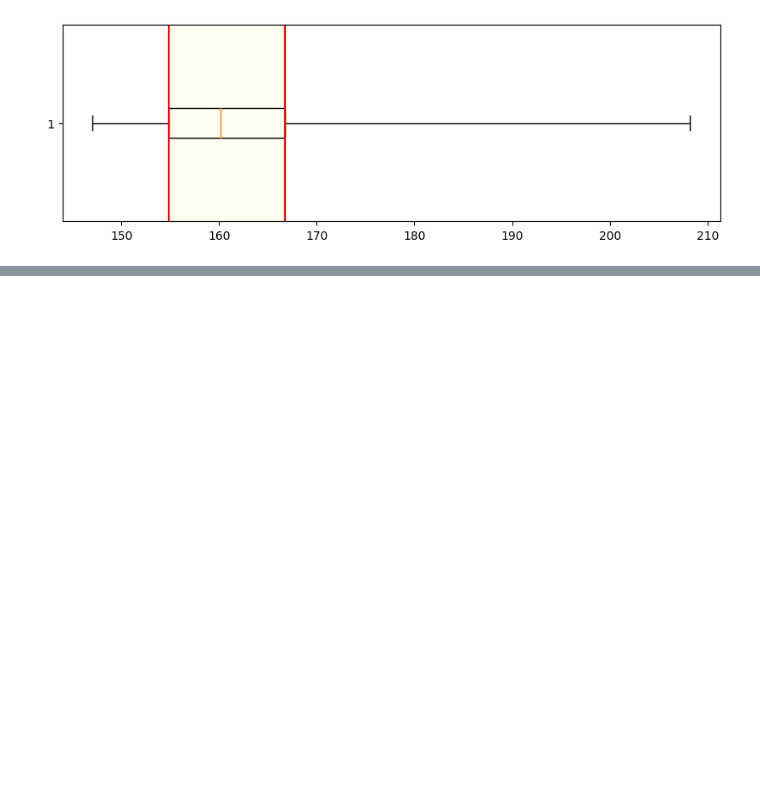
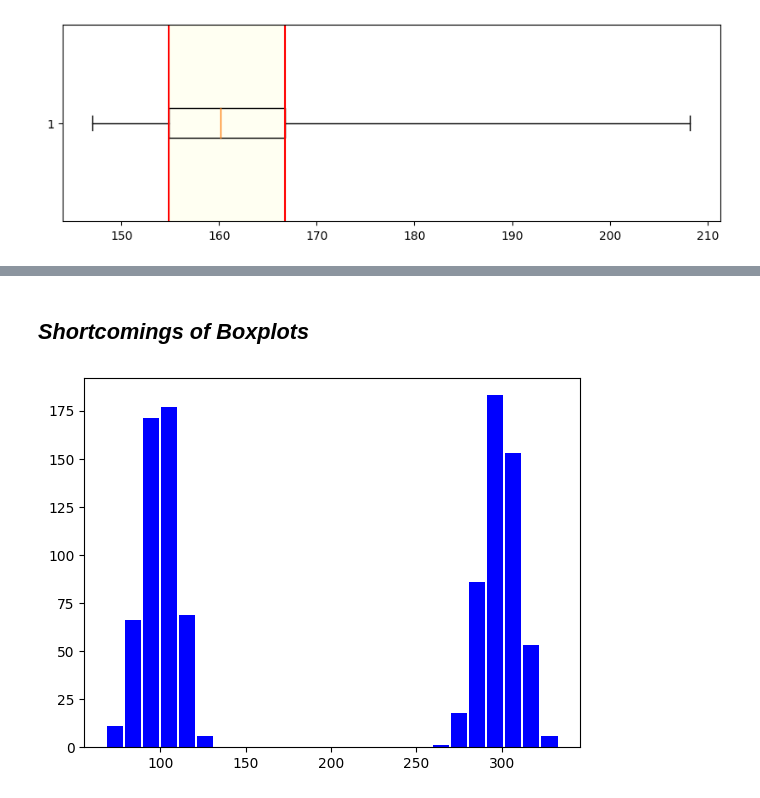
Before and after one commit to anoban/Understanding-and-Visualizing-Data-with-Python, a Jupyter notebook: anoban/Box plots.ipynb, the cells around one changed output, grey strips where cells are left out. Drawn from its saved outputs; the diff is of its cells as text; code cells hidden in the pictures; blank space fills up the shorter version.

```diff
--- a/anoban/Box plots.ipynb
+++ b/anoban/Box plots.ipynb
@@ -53,0 +84,13 @@ plt.show()
+# %% [markdown]
+## ___Shortcomings of Boxplots___
+# %%
+# Here, we clearly see two different clusters.
+
+x = np.random.normal(loc = 100, scale = 10, size = 500)
+y = np.random.normal(loc = 300, scale = 10, size = 500)
+x = np.append(x, y)
+
+plt.hist(x, bins = 25, color = "blue", rwidth = 0.9)
+plt.show()
+# %% [output]
+[figure, added]
```
Also changed, not shown: parts of 7 cells of this notebook.
